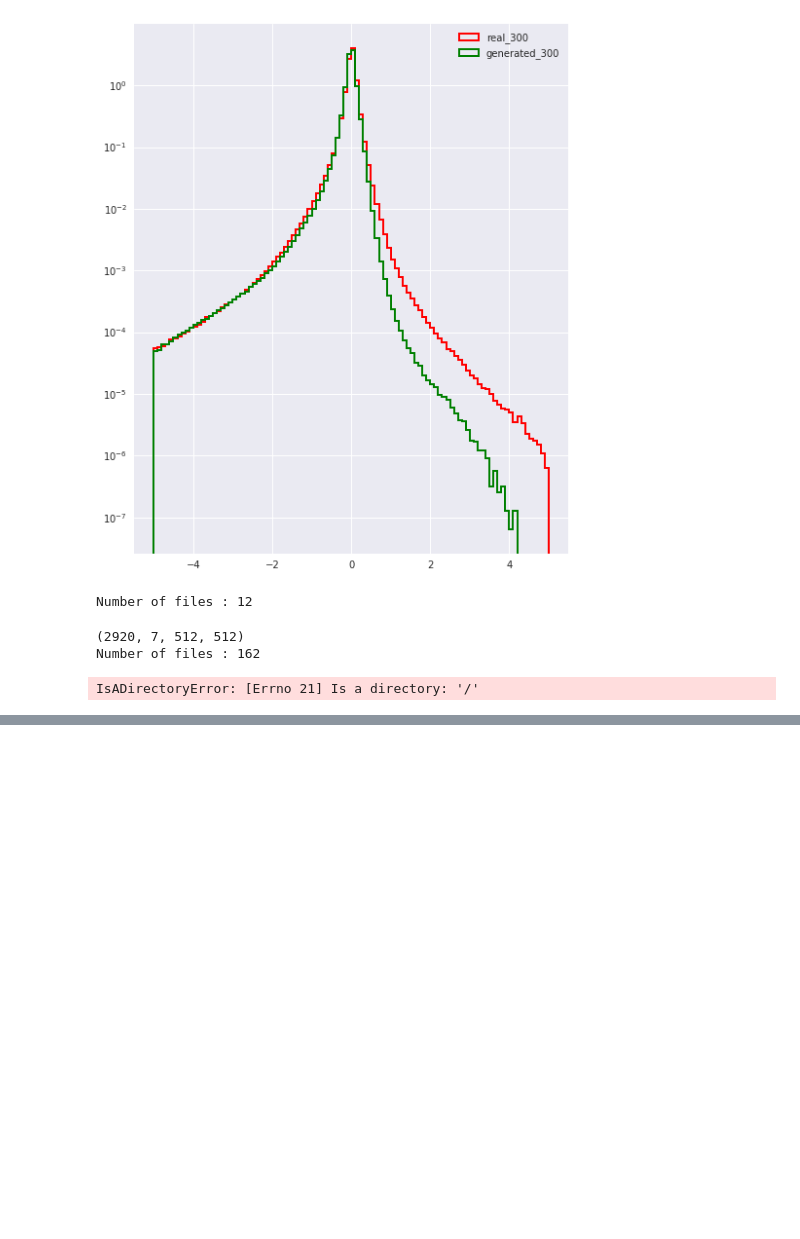
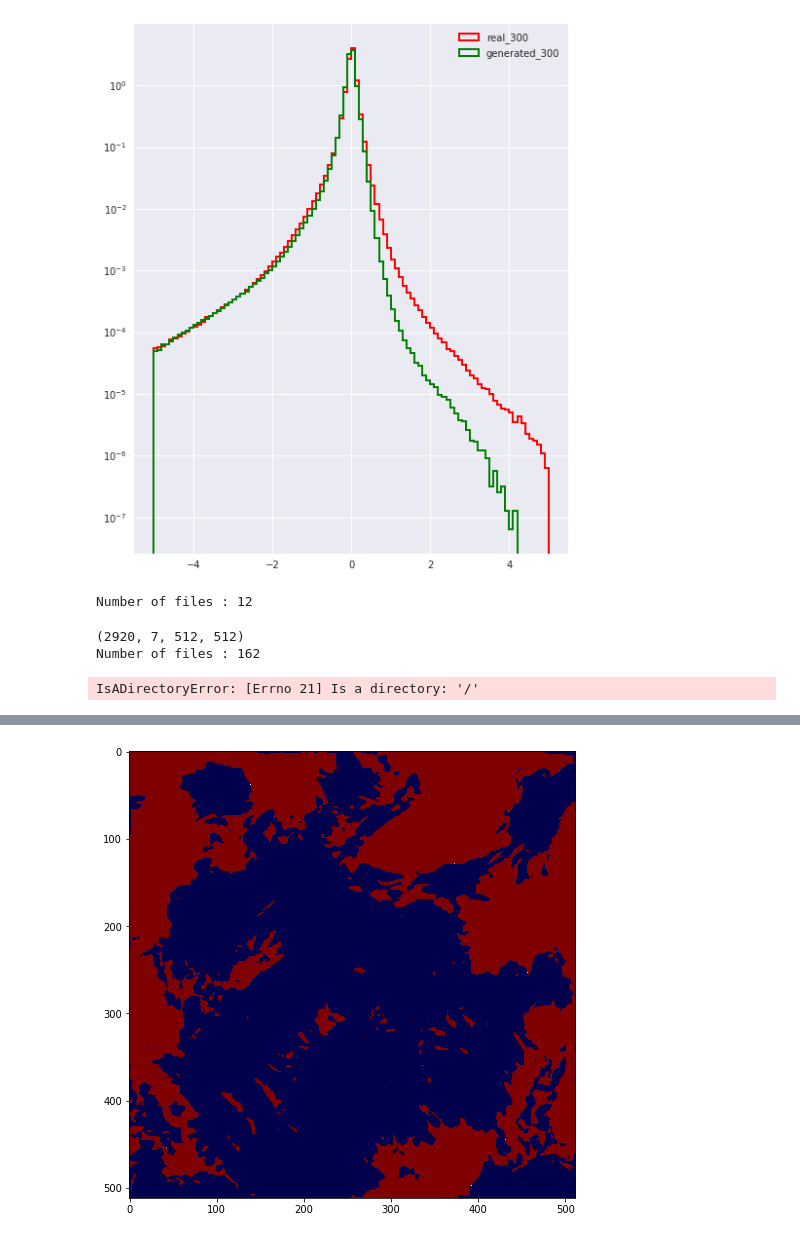
Before and after one commit to rishabh135/climate_stylegan, a Jupyter notebook: jupyter_notebooks/metrics_climate_data.ipynb, the cells around one changed output, grey strips where cells are left out. Saved outputs shown, nothing was run; the diff lists cells and outputs as text; code cells hidden in the pictures; blank space fills up the shorter version.

```diff
--- a/jupyter_notebooks/metrics_climate_data.ipynb
+++ b/jupyter_notebooks/metrics_climate_data.ipynb
@@ -530,0 +591,4 @@ IsADirectoryError: [Errno 21] Is a directory: '/'
+# %%
+plt.imshow(generated_data[3, :, : ,0], cmap='seismic', vmin=1e-8, vmax=1e-4);
+# %% [output]
+[figure, added]
```
Also changed, not shown: parts of 16 cells of this notebook, 6 other files.
